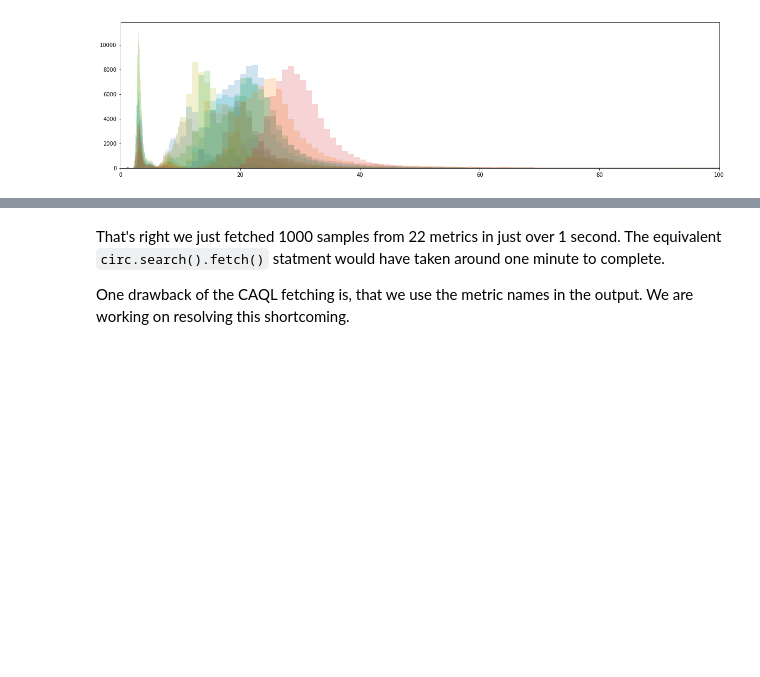
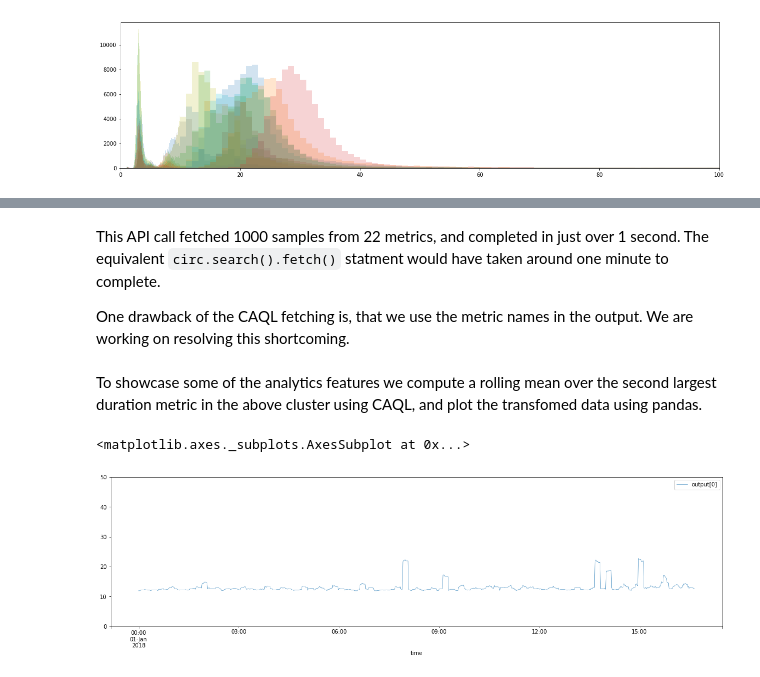
Before and after one commit to HeinrichHartmann/DS4OPS, a Jupyter notebook: work/Circonus for Data Science.ipynb, the cells around one changed output, grey strips where cells are left out. Cells and saved outputs as stored; diff of their text form; code cells hidden in the pictures; blank space fills up the shorter version.

```diff
--- a/work/Circonus for Data Science.ipynb
+++ b/work/Circonus for Data Science.ipynb
@@ -210,7 +219,23 @@ ValueError: Shape of passed values is (23, 5000), indices imply (23, 1)
 # %% [markdown]
-That's right we just fetched 1000 samples from 22 metrics in just over 1 second.
+This API call fetched 1000 samples from 22 metrics, and completed in just over 1 second.
 The equivalent `circ.search().fetch()` statment would have taken around one minute to complete.
 
 One drawback of the CAQL fetching is, that we use the metric names in the output.
 We are working on resolving this shortcoming.
+# %% [markdown]
+To showcase some of the analytics features we compute a rolling mean over the second largest duration metric in the above cluster using CAQL,
+and plot the transfomed data using pandas.
+# %%
+B = circ.caql("""
+
+search:metric("duration") | stats:trim(1) | stats:max() | rolling:mean(10M)
+
+""", datetime(2018,1,1), 60, 1000)
+df = pd.DataFrame(B)
+df['time']=pd.to_datetime(df['time'],unit='s')
+df.set_index('time', inplace=True)
+df.plot(figsize=(20,5), lw=.5,ylim=(0,50))
+# %% [output]
+<matplotlib.axes._subplots.AxesSubplot at 0x...>
+[figure, added]
 # %% [markdown]
```
Also changed, not shown: parts of 17 cells of this notebook.
